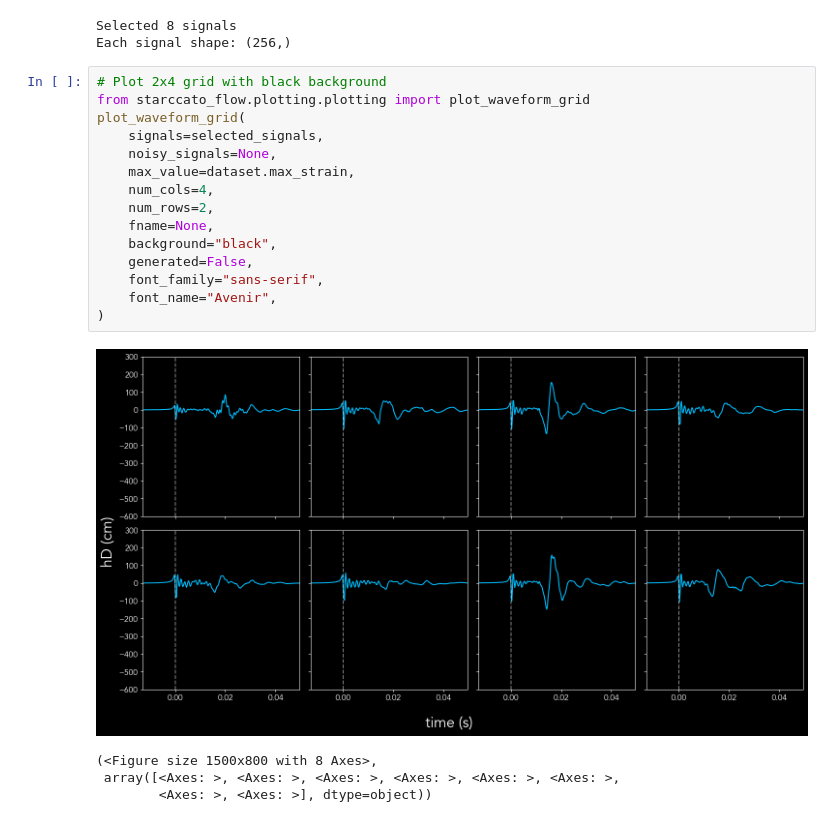
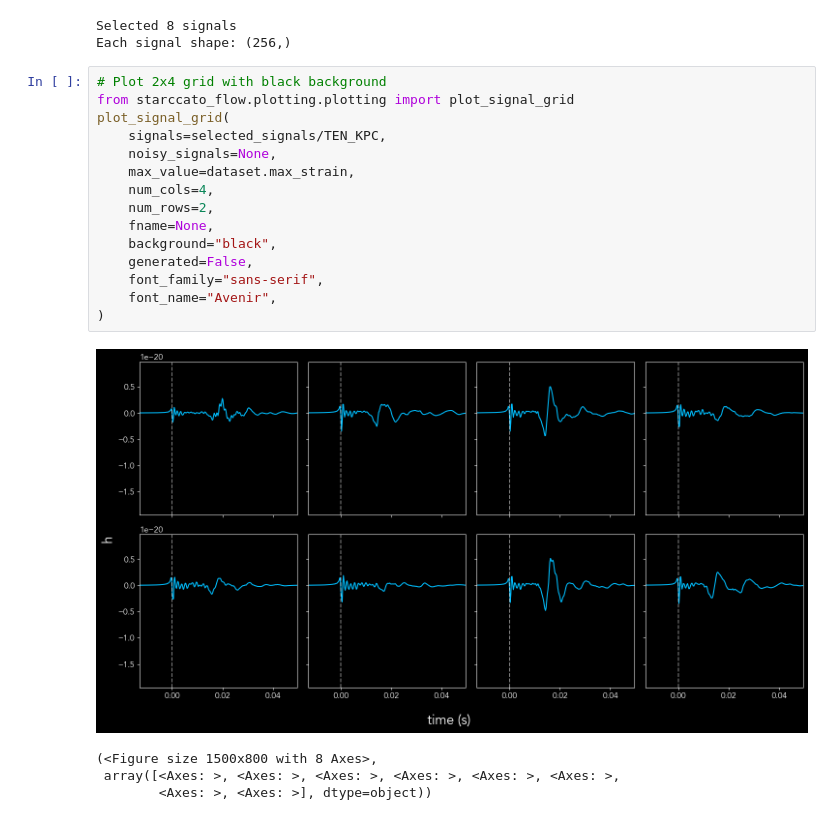
Before and after one commit to starccato/starccato-flow, a Jupyter notebook: plotting_testbed.ipynb, the cells around one changed output. Saved outputs shown, nothing was run; the diff lists cells and outputs as text.

Commit message:
add more plots

```diff
--- a/plotting_testbed.ipynb
+++ b/plotting_testbed.ipynb
@@ -248,21 +249,21 @@ Selected 8 signals
 Each signal shape: (256,)
 # %%
 # Plot 2x4 grid with black background
-from starccato_flow.plotting.plotting import plot_waveform_grid
-plot_waveform_grid(
-    signals=selected_signals,
+from starccato_flow.plotting.plotting import plot_signal_grid
+plot_signal_grid(
+    signals=selected_signals/TEN_KPC,
     noisy_signals=None,
     max_value=dataset.max_strain,
     num_cols=4,
     num_rows=2,
     fname=None,
     background="black",
     generated=False,
     font_family="sans-serif",
     font_name="Avenir",
 )
 # %% [output]
-[figure, old version]
+[figure, new version]
 (<Figure size 1500x800 with 8 Axes>,
  array([<Axes: >, <Axes: >, <Axes: >, <Axes: >, <Axes: >, <Axes: >,
         <Axes: >, <Axes: >], dtype=object))
```
Also changed, not shown: parts of 14 cells of this notebook, 5 other files.
